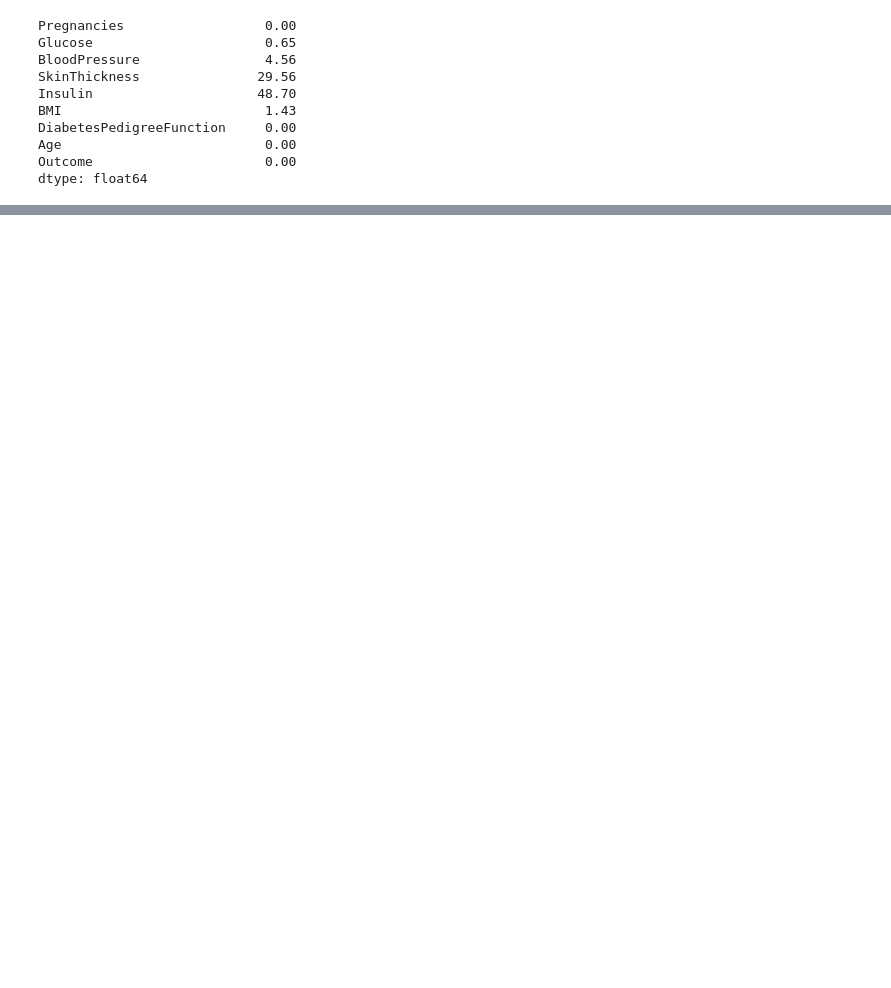
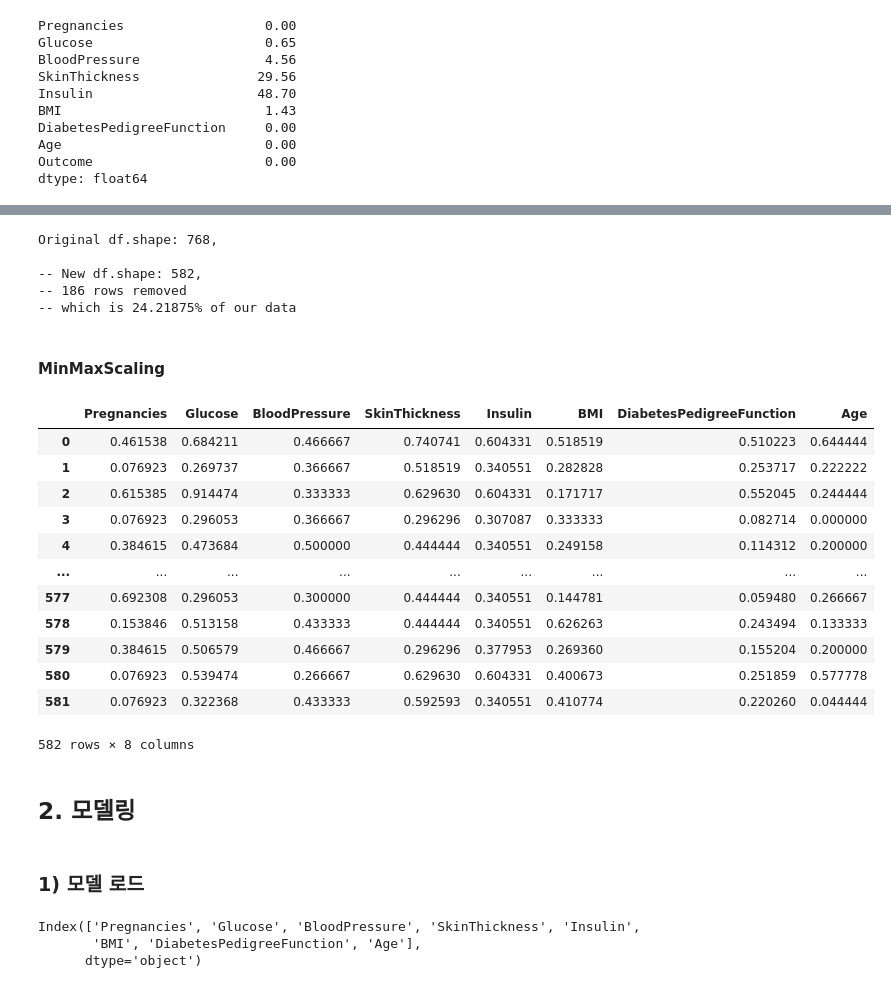
Before and after one commit to Kim-Minhee/portfolio, a Jupyter notebook: 의료바이오AI/AI헬스케어데이터정제및가공/diabetes_classification.ipynb, the cells around one changed output, grey strips where cells are left out. Cells and saved outputs as stored; diff of their text form; code cells hidden in the pictures; blank space fills up the shorter version.

```diff
--- a/의료바이오AI/AI헬스케어데이터정제및가공/diabetes_classification.ipynb
+++ b/의료바이오AI/AI헬스케어데이터정제및가공/diabetes_classification.ipynb
@@ -138,0 +435,4 @@ dtype: float64
+# %%
+# BMI 이상치 제거
+df_clean = remove_outliers(df_clean, features[5], True)
+plot_outliers(df_clean, features[5])
@@ -138,0 +443,4 @@ dtype: float64
+# %%
+# DiabetesPedigreeFunction 이상치 제거
+df_clean = remove_outliers(df_clean, features[6], True)
+plot_outliers(df_clean, features[6])
@@ -138,0 +453,4 @@ dtype: float64
+# %%
+# Age 이상치 제거
+df_clean = remove_outliers(df_clean, features[7], True)
+plot_outliers(df_clean, features[7])
@@ -138,0 +461,4 @@ dtype: float64
+# %%
+# Outcome 이상치 제거
+df_clean = remove_outliers(df_clean, features[8], True)
+plot_outliers(df_clean, features[8])
@@ -138,0 +469,38 @@ dtype: float64
+# %%
+print(
+'''Original df.shape: {},
+
+-- New df.shape: {},
+-- {} rows removed
+-- which is {}% of our data'''.format(df.shape[0],df_clean.shape[0],
+                                        df.shape[0]-df_clean.shape[0],
+                                        (df.shape[0]-df_clean.shape[0])/df.shape[0]*100))
+# %% [output]
+Original df.shape: 768,
+
+-- New df.shape: 582,
+-- 186 rows removed
+-- which is 24.21875% of our data
+# %% [markdown]
+#### MinMaxScaling
+# %%
+scaled_data = minmax_scaling(df_clean, columns=list(df.columns)[:-1])
+scaled_data
+# %% [output]
+|  | Pregnancies | Glucose | BloodPressure | SkinThickness | Insulin | BMI | DiabetesPedigreeFunction | Age |
+| 0 | 0.461538 | 0.684211 | 0.466667 | 0.740741 | 0.604331 | 0.518519 | 0.510223 | 0.644444 |
+| 1 | 0.076923 | 0.269737 | 0.366667 | 0.518519 | 0.340551 | 0.282828 | 0.253717 | 0.222222 |
+| 2 | 0.615385 | 0.914474 | 0.333333 | 0.629630 | 0.604331 | 0.171717 | 0.552045 | 0.244444 |
+| 3 | 0.076923 | 0.296053 | 0.366667 | 0.296296 | 0.307087 | 0.333333 | 0.082714 | 0.000000 |
+| 4 | 0.384615 | 0.473684 | 0.500000 | 0.444444 | 0.340551 | 0.249158 | 0.114312 | 0.200000 |
+| ... | ... | ... | ... | ... | ... | ... | ... | ... |
+| 577 | 0.692308 | 0.296053 | 0.300000 | 0.444444 | 0.340551 | 0.144781 | 0.059480 | 0.266667 |
+| 578 | 0.153846 | 0.513158 | 0.433333 | 0.444444 | 0.340551 | 0.626263 | 0.243494 | 0.133333 |
+| 579 | 0.384615 | 0.506579 | 0.466667 | 0.296296 | 0.377953 | 0.269360 | 0.155204 | 0.200000 |
+| 580 | 0.076923 | 0.539474 | 0.266667 | 0.629630 | 0.604331 | 0.400673 | 0.251859 | 0.577778 |
+| 581 | 0.076923 | 0.322368 | 0.433333 | 0.592593 | 0.340551 | 0.410774 | 0.220260 | 0.044444 |
+582 rows × 8 columns
+# %% [markdown]
+## 2. 모델링
+# %% [markdown]
+### 1) 모델 로드
@@ -138,0 +535,7 @@ dtype: float64
+# %%
+# scaled_data.keys()
+scaled_data.columns
+# %% [output]
+Index(['Pregnancies', 'Glucose', 'BloodPressure', 'SkinThickness', 'Insulin',
+       'BMI', 'DiabetesPedigreeFunction', 'Age'],
+      dtype='object')
```
Also changed, not shown: parts of 47 cells of this notebook, 1 other file.
